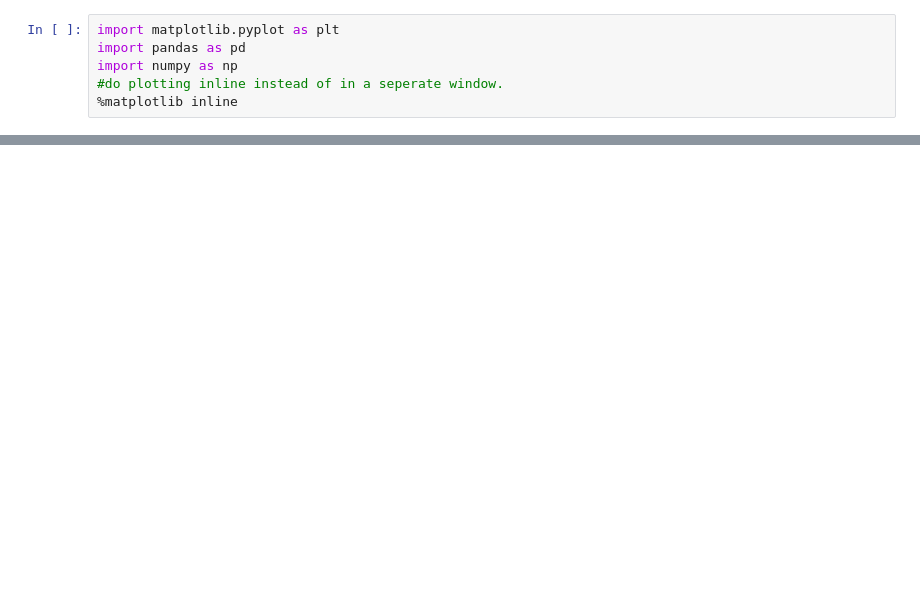
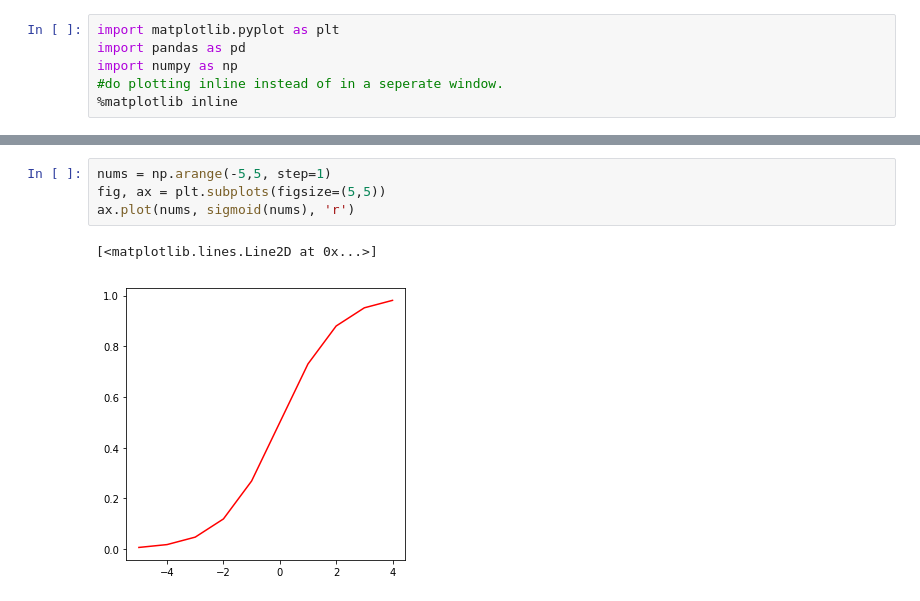
Before and after one commit to DhalAmaresh/MachineLearning-Coursera, a Jupyter notebook: LogisticRegression-Ex3/LogisticRegression.ipynb, the cells around one changed output, grey strips where cells are left out. Saved outputs shown, nothing was run; the diff lists cells and outputs as text; blank space fills up the shorter version.

```diff
--- a/LogisticRegression-Ex3/LogisticRegression.ipynb
+++ b/LogisticRegression-Ex3/LogisticRegression.ipynb
@@ -34,0 +44,7 @@ TypeError: scatter() missing 1 required positional argument: 'y'
+# %%
+nums = np.arange(-5,5, step=1)
+fig, ax = plt.subplots(figsize=(5,5))
+ax.plot(nums, sigmoid(nums), 'r')
+# %% [output]
+[<matplotlib.lines.Line2D at 0x...>]
+[figure, added]
```
Also changed, not shown: parts of 10 cells of this notebook.
